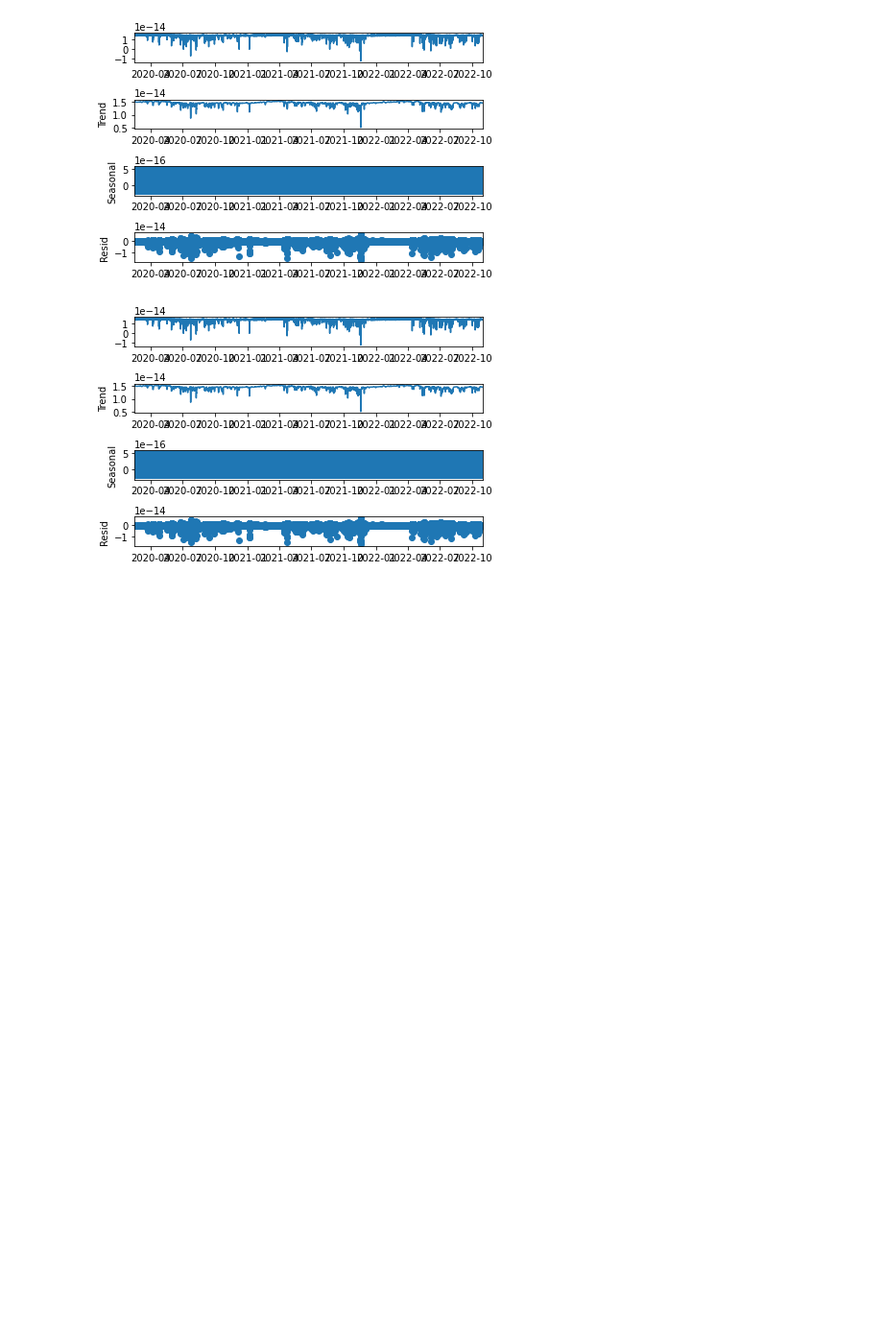
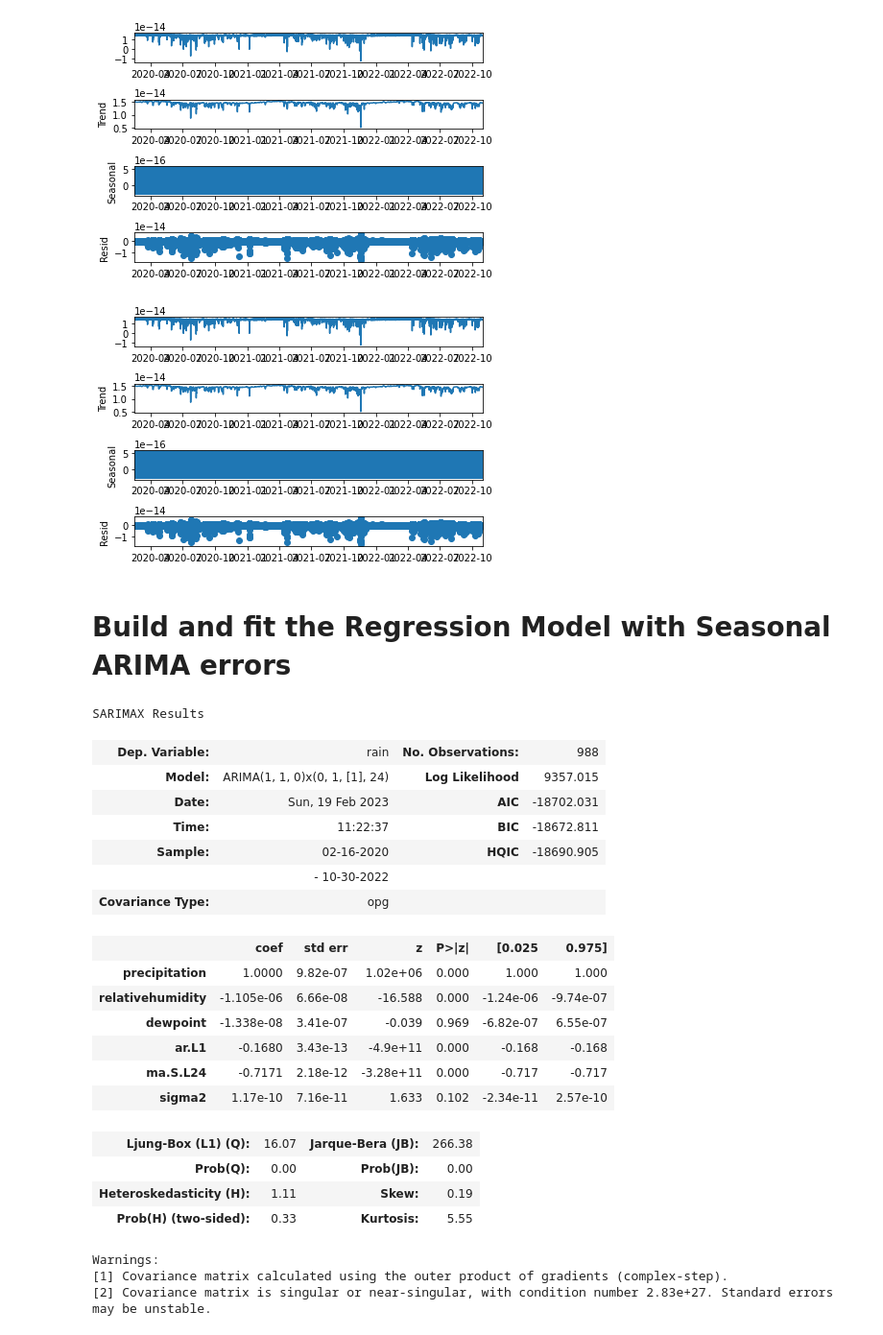
Before and after one commit to prajwalDU/RainFall_Prediction, a Jupyter notebook: Log9.ipynb, the cells around one changed output. Shown at 96% size. Cells and saved outputs as stored; diff of their text form; code cells hidden in the pictures; blank space fills up the shorter version.

```diff
--- a/Log9.ipynb
+++ b/Log9.ipynb
@@ -336,0 +335,2 @@ plt.show()
+# %% [markdown]
+# Build and fit the Regression Model with Seasonal ARIMA errors
@@ -336,0 +342,27 @@ plt.show()
+# %%
+sarimax_model = ARIMA(endog=y_train, exog=X_train_minus_intercept,order=(1,1,0), seasonal_order=(0,1,1,24))
+sarimax_results = sarimax_model.fit()
+sarimax_results.summary()
+# %% [output]
+SARIMAX Results
+| Dep. Variable: | rain | No. Observations: | 988 |
+| Model: | ARIMA(1, 1, 0)x(0, 1, [1], 24) | Log Likelihood | 9357.015 |
+| Date: | Sun, 19 Feb 2023 | AIC | -18702.031 |
+| Time: | 11:22:37 | BIC | -18672.811 |
+| Sample: | 02-16-2020 | HQIC | -18690.905 |
+|  | - 10-30-2022 |  |  |
+| Covariance Type: | opg |  |  |
+|  | coef | std err | z | P>|z| | [0.025 | 0.975] |
+| precipitation | 1.0000 | 9.82e-07 | 1.02e+06 | 0.000 | 1.000 | 1.000 |
+| relativehumidity | -1.105e-06 | 6.66e-08 | -16.588 | 0.000 | -1.24e-06 | -9.74e-07 |
+| dewpoint | -1.338e-08 | 3.41e-07 | -0.039 | 0.969 | -6.82e-07 | 6.55e-07 |
+| ar.L1 | -0.1680 | 3.43e-13 | -4.9e+11 | 0.000 | -0.168 | -0.168 |
+| ma.S.L24 | -0.7171 | 2.18e-12 | -3.28e+11 | 0.000 | -0.717 | -0.717 |
+| sigma2 | 1.17e-10 | 7.16e-11 | 1.633 | 0.102 | -2.34e-11 | 2.57e-10 |
+| Ljung-Box (L1) (Q): | 16.07 | Jarque-Bera (JB): | 266.38 |
+| Prob(Q): | 0.00 | Prob(JB): | 0.00 |
+| Heteroskedasticity (H): | 1.11 | Skew: | 0.19 |
+| Prob(H) (two-sided): | 0.33 | Kurtosis: | 5.55 |
+Warnings:
+[1] Covariance matrix calculated using the outer product of gradients (complex-step).
+[2] Covariance matrix is singular or near-singular, with condition number 2.83e+27. Standard errors may be unstable.
```
Also changed, not shown: parts of 8 cells of this notebook.
